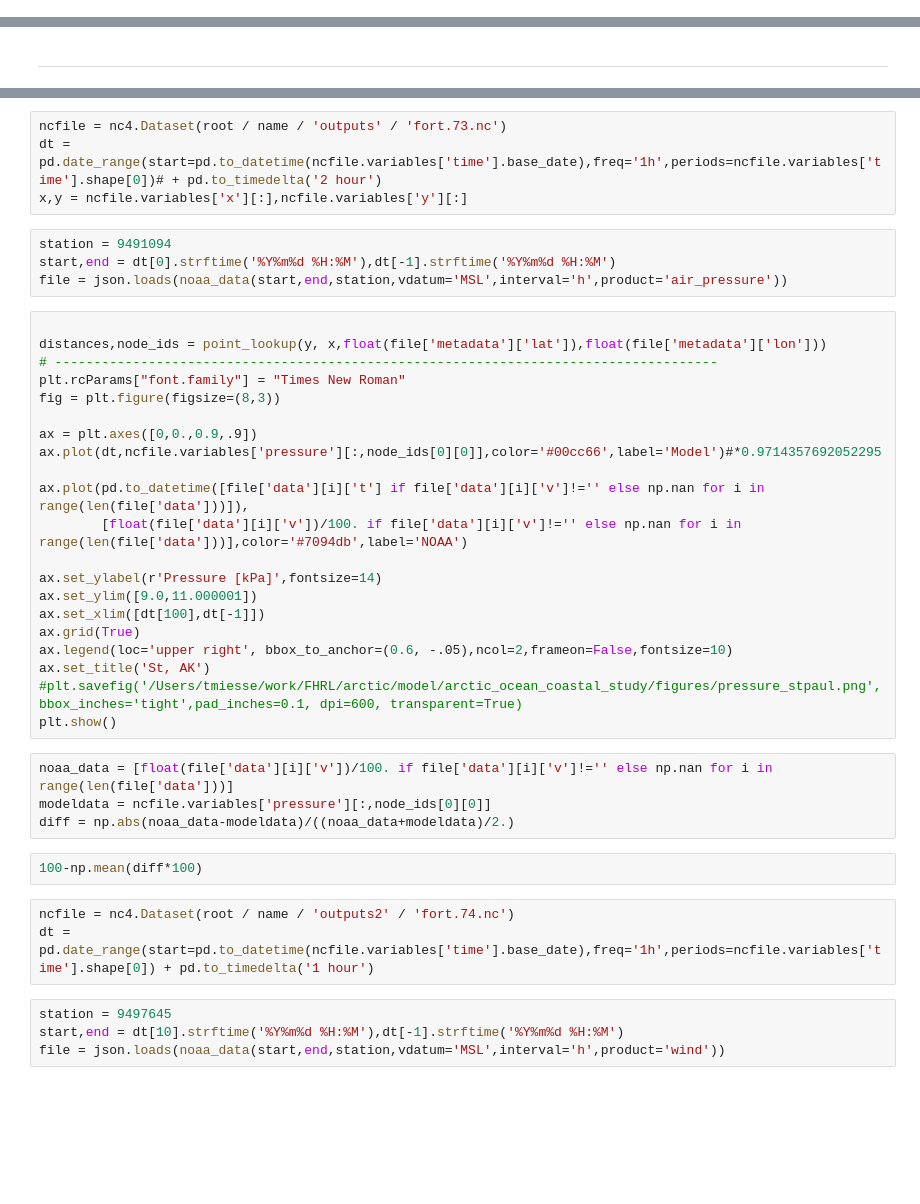
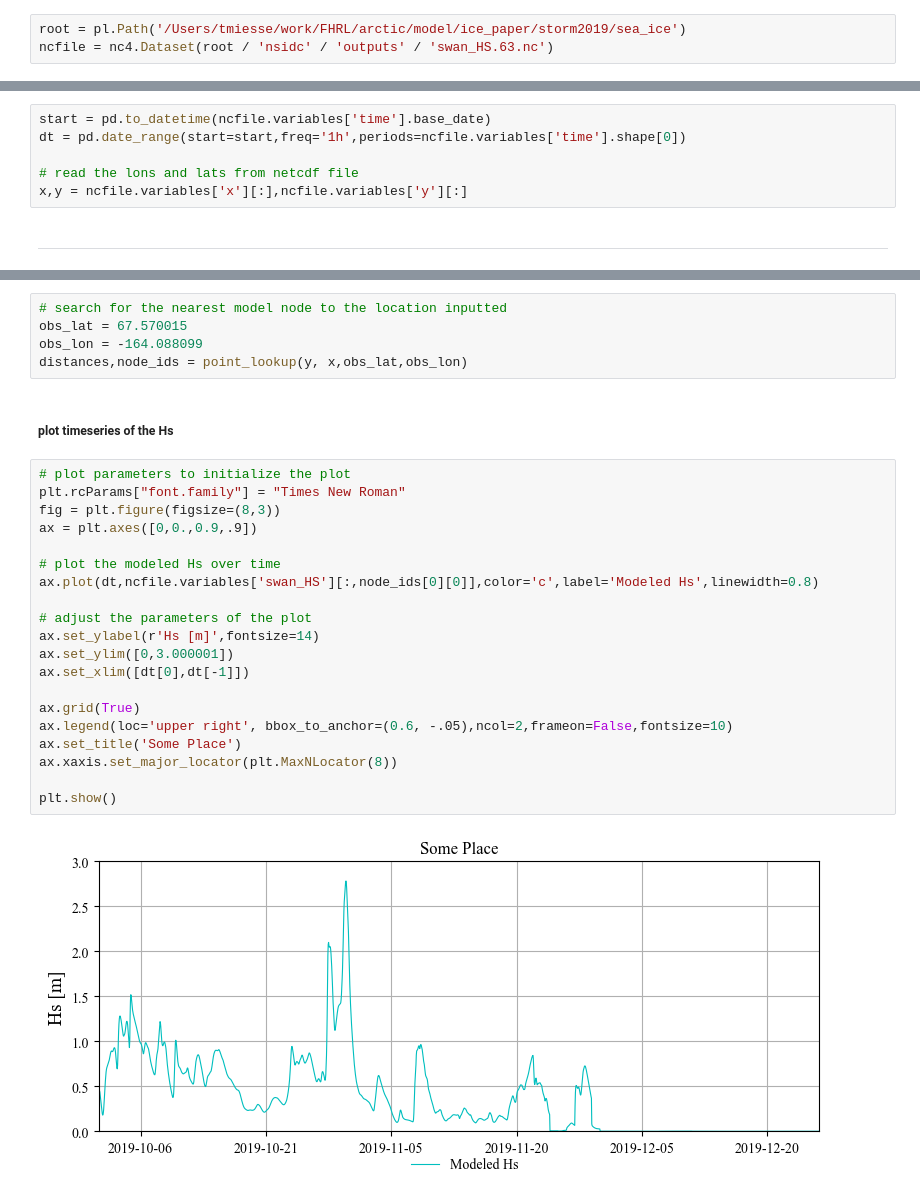
Before and after one commit to tmiesse/arctic_storm, a Jupyter notebook: storm_analysis.ipynb, the cells around one changed output, grey strips where cells are left out. Cells and saved outputs as stored; diff of their text form; blank space fills up the shorter version.

Commit message:
adjusted notebook for github workshop exercise

```diff
--- a/storm_analysis.ipynb
+++ b/storm_analysis.ipynb
@@ -71,0 +78,3 @@ x,y = ncfile.variables['x'][:],ncfile.variables['y'][:]
+# %%
+root = pl.Path('/Users/tmiesse/work/FHRL/arctic/model/ice_paper/storm2019/sea_ice')
+ncfile = nc4.Dataset(root / 'nsidc' / 'outputs' / 'swan_HS.63.nc')
@@ -72,2 +83,8 @@ x,y = ncfile.variables['x'][:],ncfile.variables['y'][:]
+# %%
+start = pd.to_datetime(ncfile.variables['time'].base_date)
+dt = pd.date_range(start=start,freq='1h',periods=ncfile.variables['time'].shape[0])
+
+# read the lons and lats from netcdf file
+x,y = ncfile.variables['x'][:],ncfile.variables['y'][:]
 # %% [markdown]
 _____________________________________
@@ -462,42 +91,29 @@ writer.close()
-# %%
-ncfile = nc4.Dataset(root / name / 'outputs' / 'fort.73.nc')
-dt = pd.date_range(start=pd.to_datetime(ncfile.variables['time'].base_date),freq='1h',periods=ncfile.variables['time'].shape[0])# + pd.to_timedelta('2 hour')
-x,y = ncfile.variables['x'][:],ncfile.variables['y'][:]
-# %%
-station = 9491094
-start,end = dt[0].strftime('%Y%m%d %H:%M'),dt[-1].strftime('%Y%m%d %H:%M')
-file = json.loads(noaa_data(start,end,station,vdatum='MSL',interval='h',product='air_pressure'))
+# %%
+# search for the nearest model node to the location inputted
+obs_lat = 67.570015
+obs_lon = -164.088099
+distances,node_ids = point_lookup(y, x,obs_lat,obs_lon)
+# %% [markdown]
+##### plot timeseries of the Hs
 # %%
-
-distances,node_ids = point_lookup(y, x,float(file['metadata']['lat']),float(file['metadata']['lon']))
-# -------------------------------------------------------------------------------------
+# plot parameters to initialize the plot
 plt.rcParams["font.family"] = "Times New Roman"
 fig = plt.figure(figsize=(8,3))
+ax = plt.axes([0,0.,0.9,.9])
 
-ax = plt.axes([0,0.,0.9,.9])
-ax.plot(dt,ncfile.variables['pressure'][:,node_ids[0][0]],color='#00cc66',label='Model')#*0.9714357692052295
+# plot the modeled Hs over time
+ax.plot(dt,ncfile.variables['swan_HS'][:,node_ids[0][0]],color='c',label='Modeled Hs',linewidth=0.8)
 
-ax.plot(pd.to_datetime([file['data'][i]['t'] if file['data'][i]['v']!='' else np.nan for i in range(len(file['data']))]),
-        [float(file['data'][i]['v'])/100. if file['data'][i]['v']!='' else np.nan for i in range(len(file['data']))],color='#7094db',label='NOAA')
+# adjust the parameters of the plot
+ax.set_ylabel(r'Hs [m]',fontsize=14)
+ax.set_ylim([0,3.000001])
+ax.set_xlim([dt[0],dt[-1]])
 
-ax.set_ylabel(r'Pressure [kPa]',fontsize=14)
-ax.set_ylim([9.0,11.000001])
-ax.set_xlim([dt[100],dt[-1]])
 ax.grid(True)
 ax.legend(loc='upper right', bbox_to_anchor=(0.6, -.05),ncol=2,frameon=False,fontsize=10)
-ax.set_title('St, AK')
-#plt.savefig('/Users/tmiesse/work/FHRL/arctic/model/arctic_ocean_coastal_study/figures/pressure_stpaul.png',bbox_inches='tight',pad_inches=0.1, dpi=600, transparent=True)
+ax.set_title('Some Place')
+ax.xaxis.set_major_locator(plt.MaxNLocator(8))
+
 plt.show()
+# %% [output]
+[figure, added]
-# %%
-noaa_data = [float(file['data'][i]['v'])/100. if file['data'][i]['v']!='' else np.nan for i in range(len(file['data']))]
-modeldata = ncfile.variables['pressure'][:,node_ids[0][0]]
-diff = np.abs(noaa_data-modeldata)/((noaa_data+modeldata)/2.)
-# %%
-100-np.mean(diff*100)
-# %%
-ncfile = nc4.Dataset(root / name / 'outputs2' / 'fort.74.nc')
-dt = pd.date_range(start=pd.to_datetime(ncfile.variables['time'].base_date),freq='1h',periods=ncfile.variables['time'].shape[0]) + pd.to_timedelta('1 hour')
-# %%
-station = 9497645
-start,end = dt[10].strftime('%Y%m%d %H:%M'),dt[-1].strftime('%Y%m%d %H:%M')
-file = json.loads(noaa_data(start,end,station,vdatum='MSL',interval='h',product='wind'))
```
Also changed, not shown: parts of 35 cells of this notebook.
